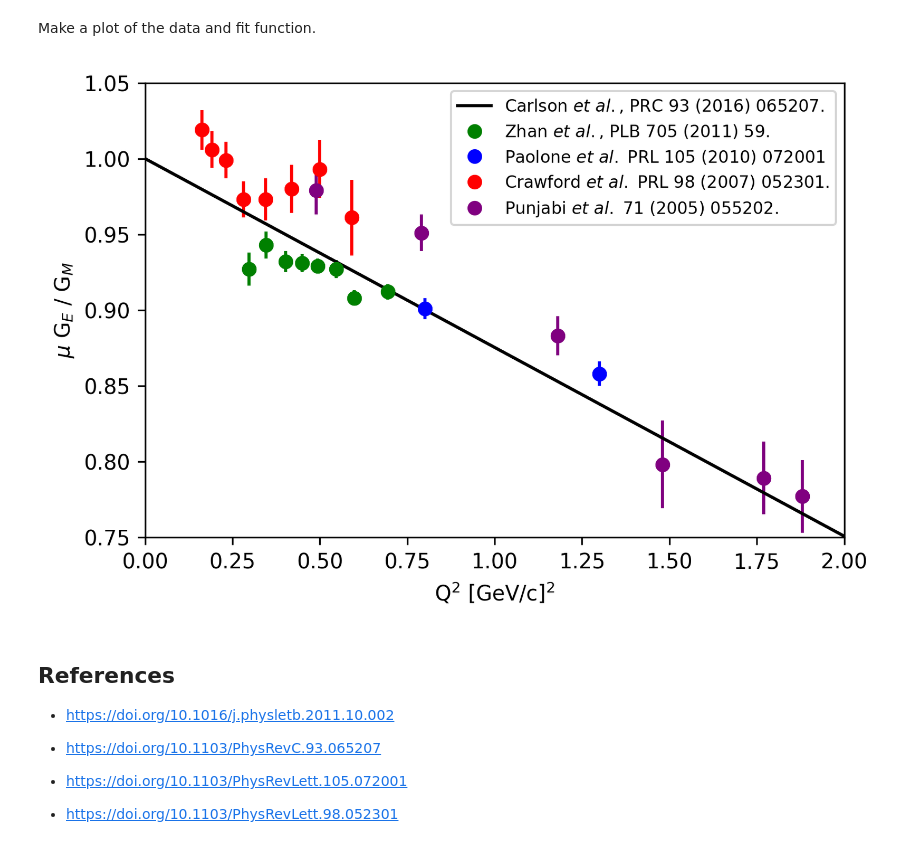
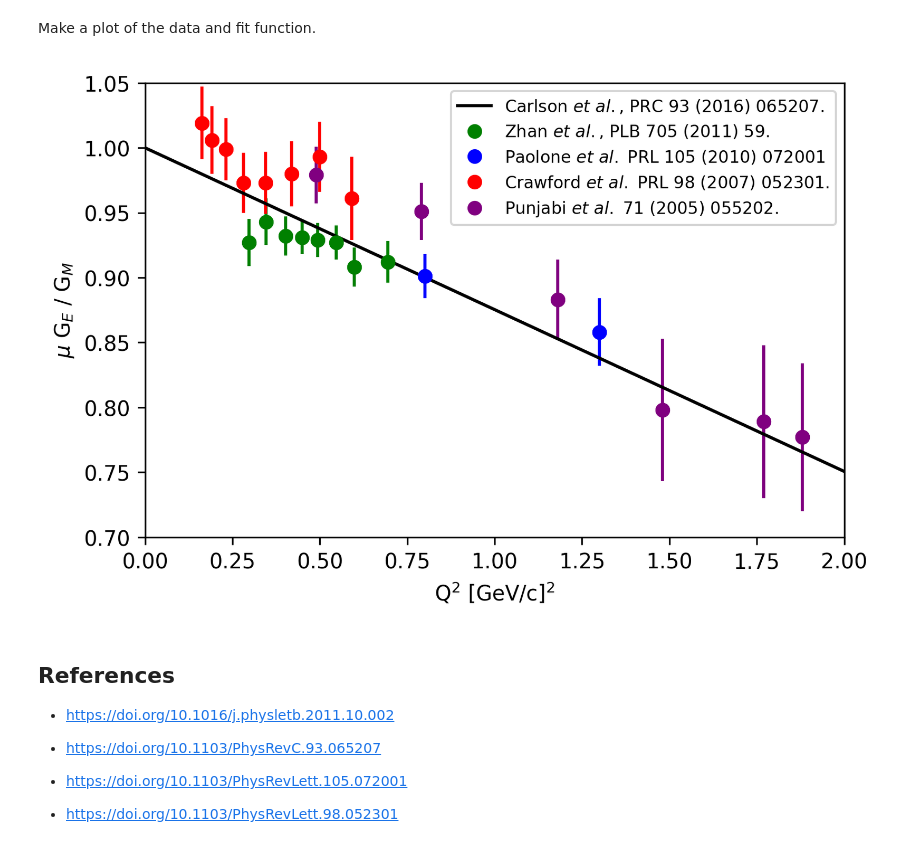
Before and after one commit to JeffersonLab/AsymmetryData, a Jupyter notebook: Asymmetry_Data.ipynb, the cells around one changed output. Drawn from its saved outputs; the diff is of its cells as text; code cells hidden in the pictures.

Commit message:
Summed Errors

```diff
--- a/Asymmetry_Data.ipynb
+++ b/Asymmetry_Data.ipynb
@@ -5,27 +8,37 @@ Compilation of asymmetry data and recent global fit function by Douglas Higinbot
 # %%
 # *q2       = four momentum transfer
-# *ffration = form factor ratios
+# *ffratio  = form factor ratios
 # *effratio = statistical uncertainty
+# *sffratio = sytstematic uncertainty
+# *tffratio = total uncertainty (added)
 
 # Data from X. Zhan et al., PLB 705 (2011) 59.
 zq2       = [ 0.298, 0.346, 0.402, 0.449, 0.494, 0.547, 0.599, 0.695 ]
 zffratio  = [ 0.927, 0.943, 0.932, 0.931, 0.929, 0.927, 0.908, 0.912 ]
 zeffratio = [ 0.011, 0.009, 0.007, 0.006, 0.005, 0.006, 0.005, 0.005 ]
+zsffratio = [ 0.007, 0.009, 0.008, 0.007, 0.008, 0.007, 0.010, 0.011 ]
+ztffratio = list(map(np.add,zeffratio,zsffratio))
 
 # Data from M. Paolone et al., PRL 105 (2010) 072001.
 pq2       = [ 0.800, 1.300 ]
 pffratio  = [ 0.901, 0.858 ]
 peffratio = [ 0.007, 0.008 ]
+psffratio = [ 0.010, 0.018 ]
+ptffratio = list(map(np.add,peffratio,psffratio))
 
 # Data from C. Crawford et al., PRL 98 (2007) 052301.
 cq2       = [ 0.162,0.191,0.232,0.282,0.345,0.419,0.500,0.591]
 cffratio  = [ 1.019,1.006,0.999,0.973,0.973,0.980,0.993,0.961]
 ceffratio = [ 0.013,0.012,0.012,0.012,0.014,0.016,0.019,0.025]
+csffratio = [ 0.015,0.014,0.012,0.011,0.010,0.009,0.008,0.007]
+ctffratio = list(map(np.add,ceffratio,csffratio))
 
 # Data from V. Punjabi et al., PRC 71 (2005) 055202.
 vq2       = [ 0.49,  0.79, 1.18, 1.48, 1.77, 1.88 ]
 vffratio  = [ 0.979, 0.951, 0.883, 0.798, 0.789, 0.777 ]
 veffratio = [ 0.016, 0.012, 0.013, 0.029, 0.024, 0.024 ]
+vsffratio = [ 0.006, 0.010, 0.018, 0.026, 0.035, 0.033 ]
+vtffratio = list(map(np.add,veffratio,vsffratio))
 
 # Function from C. Carlson et al., PRC 93 (2016) 065207.
 def carlfunc(q2):
@@ -33,46 +46,40 @@ def carlfunc(q2):
 # %% [markdown]
 Make a plot of the data and fit function.
 # %%
-import matplotlib.pyplot as plt
-import numpy as np
-
-def carlfunc(q2):
-    return (1-q2/8.02)
-
 #plt.xkcd()
 plt.figure(dpi=300)
 rq2=np.linspace(0,2.0,100)
 
 plt.plot(rq2,carlfunc(rq2),'-', color='black', \
              label='Carlson $\it{et\ al.}$, PRC 93 (2016) 065207.')
 
-plt.errorbar(zq2,zffratio, xerr=0, yerr=zeffratio, fmt='o',color='green')
-plt.plot(zq2,zffratio, 'o', color='green', \
+plt.errorbar(zq2,zffratio, xerr=0, yerr=ztffratio, fmt='o',color='green' )
+plt.plot(zq2,zffratio, 'o', color='green', zorder=10, \
              label='Zhan $\it{et\ al.}$, PLB 705 (2011) 59.')
 
-plt.errorbar(pq2,pffratio, xerr=0, yerr=peffratio, fmt='o', color='blue')
+plt.errorbar(pq2,pffratio, xerr=0, yerr=ptffratio, fmt='o', color='blue')
 plt.plot(pq2,pffratio,'o',color='blue', \
              label='Paolone $\it{et\ al.}$ PRL 105 (2010) 072001')
 
 plt.plot(cq2,cffratio, 'o', color='red', \
              label='Crawford $\it{et\ al.}$ PRL 98 (2007) 052301.')
-plt.errorbar(cq2,cffratio, xerr=0, yerr=ceffratio, fmt='o', color='red')
+plt.errorbar(cq2,cffratio, xerr=0, yerr=ctffratio, fmt='o', color='red')
 
 plt.plot(vq2,vffratio, 'o', color='purple', \
              label='Punjabi $\it{et\ al.}$ 71 (2005) 055202.')
-plt.errorbar(vq2,vffratio, xerr=0, yerr=veffratio, fmt='o', color='purple')
+plt.errorbar(vq2,vffratio, xerr=0, yerr=vtffratio, fmt='o', color='purple')
 
 plt.ylabel('$\mu$ G$_E$ / G$_M$')
 plt.xlabel('Q$^2$ [GeV/c]$^2$')
-plt.ylim(0.75,1.05)
+plt.ylim(0.7,1.05)
 plt.xlim(0.00,2.00)
 plt.rc('legend', fontsize=8)
 plt.legend()
 plt.savefig("./Figures/AsymFigure.png") # Raster Graphic
 plt.savefig("./Figures/AsymFigure.pdf") # Vector Graphic
 plt.show()
 # %% [output]
-[figure, old version]
+[figure, new version]
 # %% [markdown]
 ## References
 
```
Also changed, not shown: parts of 1 cell of this notebook, 2 other files.
